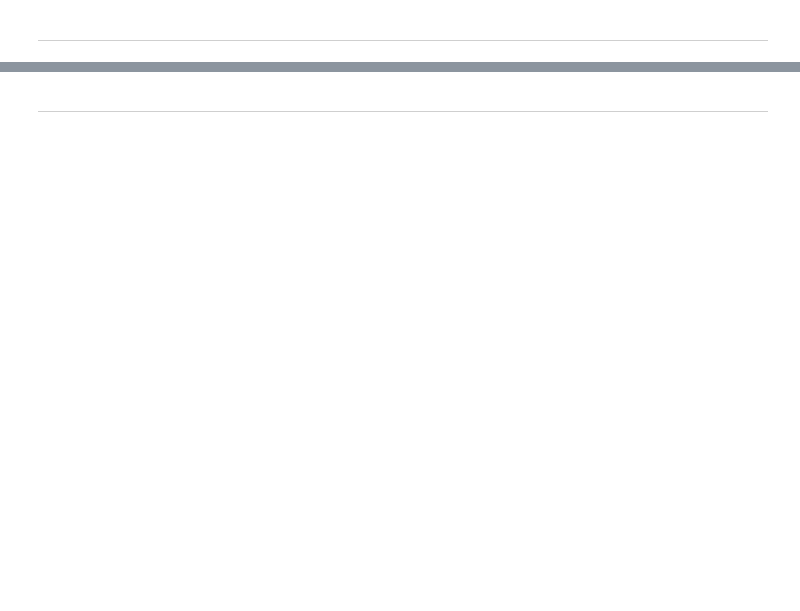
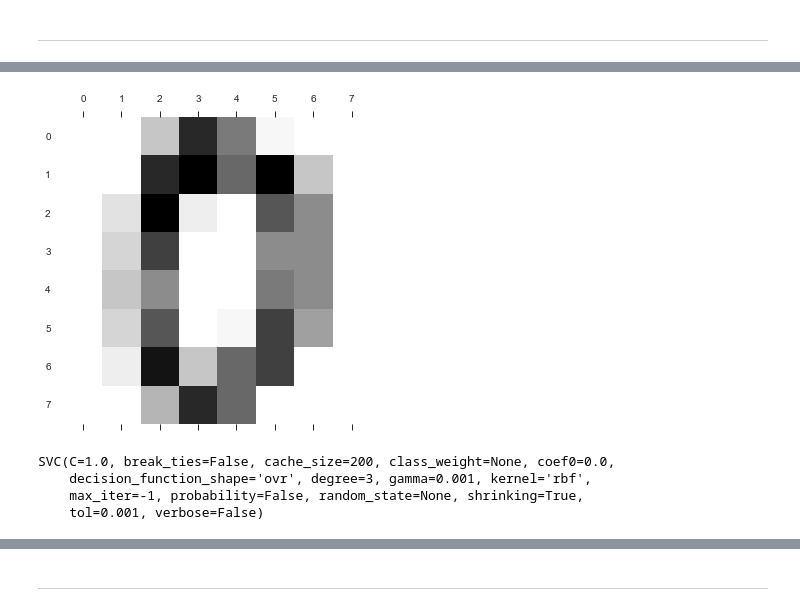
Before and after one commit to rhanafusa/poetry_test, a Jupyter notebook: poetry_test/module_usage.ipynb, the cells around one changed output, grey strips where cells are left out. Drawn from its saved outputs; the diff is of its cells as text; code cells hidden in the pictures; blank space fills up the shorter version.

```diff
--- a/poetry_test/module_usage.ipynb
+++ b/poetry_test/module_usage.ipynb
@@ -98,0 +212,14 @@ sp.special.gamma(shape)
+# %%
+from sklearn import datasets
+# 米国ボストン市郊外における地域別の住宅価格のデータセット
+# https://pythondatascience.plavox.info/scikit-learn/scikit-learn%E3%81%AB%E4%BB%98%E5%B1%9E%E3%81%97%E3%81%A6%E3%81%84%E3%82%8B%E3%83%87%E3%83%BC%E3%82%BF%E3%82%BB%E3%83%83%E3%83%88
+boston = datasets.load_boston()
+
+from pandas import DataFrame
+import pandas as pd
+import numpy as np
+
+df = DataFrame(boston.data, columns = boston.feature_names)
+df['MEDV'] = np.array(boston.target)
+
+df.head()
@@ -98,0 +233,10 @@ sp.special.gamma(shape)
+# %%
+import pandas as pd
+import pandas_profiling
+from sklearn import datasets
+
+# “setosa”, “versicolor”, “virginica” という 3 種類の品種のアヤメのがく片 (Sepal)、花弁 (Petal) の幅および長さを計測したデータです。
+# https://pythondatascience.plavox.info/scikit-learn/scikit-learn%E3%81%AB%E4%BB%98%E5%B1%9E%E3%81%97%E3%81%A6%E3%81%84%E3%82%8B%E3%83%87%E3%83%BC%E3%82%BF%E3%82%BB%E3%83%83%E3%83%88
+iris = datasets.load_iris()
+df = pd.DataFrame(iris.data, columns=iris.feature_names)
+pandas_profiling.ProfileReport(df)
@@ -112,0 +380,11 @@ np.random.gamma(shape=shape, scale=scale, size=1000)
+# %%
+from sklearn import datasets
+
+# 手書き文字セットを読み込む
+digits = datasets.load_digits()
+
+import matplotlib.pyplot as plt
+plt.matshow(digits.images[0], cmap="Greys")
+plt.show()
+# %% [output]
+[figure, added]
@@ -112,0 +402,12 @@ np.random.gamma(shape=shape, scale=scale, size=1000)
+# %%
+# 機械学習モデルを準備
+from sklearn import svm
+clf = svm.SVC(gamma=0.001)
+
+# 学習
+clf.fit(X_train, y_train)
+# %% [output]
+SVC(C=1.0, break_ties=False, cache_size=200, class_weight=None, coef0=0.0,
+    decision_function_shape='ovr', degree=3, gamma=0.001, kernel='rbf',
+    max_iter=-1, probability=False, random_state=None, shrinking=True,
+    tol=0.001, verbose=False)
```
Also changed, not shown: parts of 57 cells of this notebook, 2 other files.
